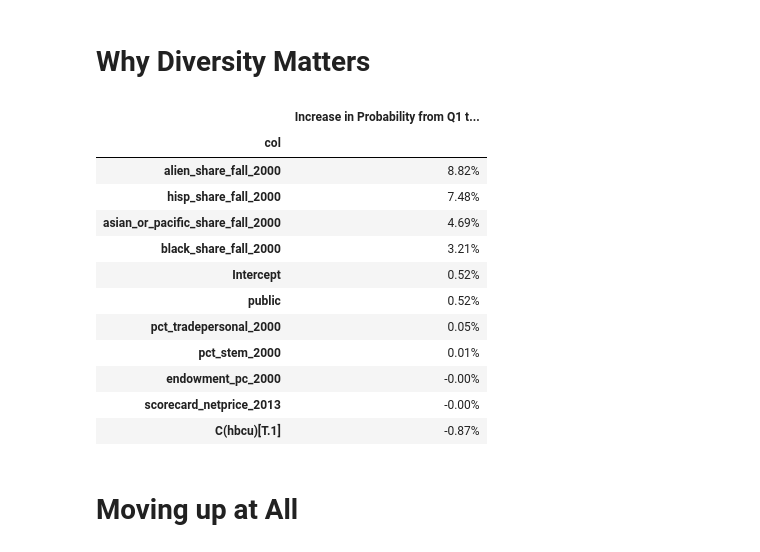
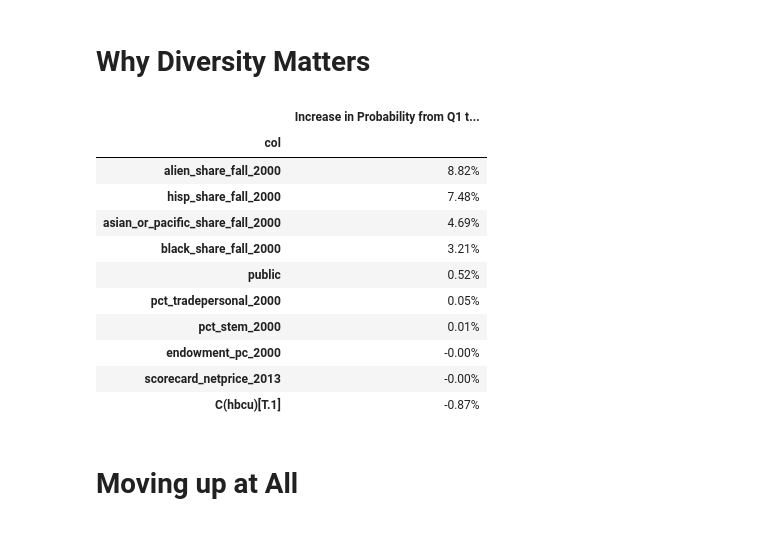
Before and after one commit to jiajiabinx/economic-mobility, a Jupyter notebook: Presentation.ipynb, the cells around one changed output. Cells and saved outputs as stored; diff of their text form; code cells hidden in the pictures.

```diff
--- a/Presentation.ipynb
+++ b/Presentation.ipynb
@@ -6,7 +6,11 @@ import mplcursors
 import matplotlib
 import matplotlib.pyplot as plt
 # %%
-df = pd.read_parquet("data.parquet")
+# df = pd.read_parquet("data.parquet")
+income_college = pd.read_csv('mrc_table2.csv')
+college_characteristics = pd.read_csv('mrc_table10.csv')
+cols_to_use = list(college_characteristics.columns.difference(income_college.columns)) + ['super_opeid']
+df= income_college.merge(college_characteristics[cols_to_use], on='super_opeid')
 # %% [markdown]
 # Economic mobility & college
 
@@ -248,23 +252,22 @@ Text(0.5, 1.0, 'Probability of Moving from Q1 to Q5')
 # %%
 regression = smf.ols('mr_kq5_pq1  ~  scorecard_netprice_2013 + endowment_pc_2000  +asian_or_pacific_share_fall_2000 + black_share_fall_2000 + hisp_share_fall_2000  + alien_share_fall_2000 +pct_arthuman_2000 +pct_business_2000 +pct_publicsocial_2000 +pct_stem_2000 +pct_socialscience_2000 +pct_tradepersonal_2000 + public +scorecard_rej_rate_2013 + C(hbcu)' , data=df).fit()
 p_vals = regression.summary().tables[1]
-p_vals = pd.DataFrame(p_vals)
+p_vals = pd.DataFrame(p_vals).iloc[1:]
 p_vals.columns = ["col", "coef", "std_err", "t", "p_val", 0.25, 0.975]
 p_vals = p_vals.iloc[1:]
 p_vals = p_vals.set_index("col")
 p_vals.p_val = p_vals.p_val.apply(str).apply(float)
 p_vals = p_vals.loc[p_vals.p_val <= 0.05]
 p_vals.coef = p_vals.coef.astype(str).astype(float)
 p_vals = p_vals.sort_values("coef", ascending=False)
 p_vals["coef"].apply(lambda x: f"{x:.2%}").to_frame("Increase in Probability from Q1 to Q5")
 # %% [output]
 |  | Increase in Probability from Q1 t... |
 | col |  |
 | alien_share_fall_2000 | 8.82% |
 | hisp_share_fall_2000 | 7.48% |
 | asian_or_pacific_share_fall_2000 | 4.69% |
 | black_share_fall_2000 | 3.21% |
-| Intercept | 0.52% |
 | public | 0.52% |
 | pct_tradepersonal_2000 | 0.05% |
 | pct_stem_2000 | 0.01% |
```
Also changed, not shown: parts of 12 cells of this notebook, 1 other file.
